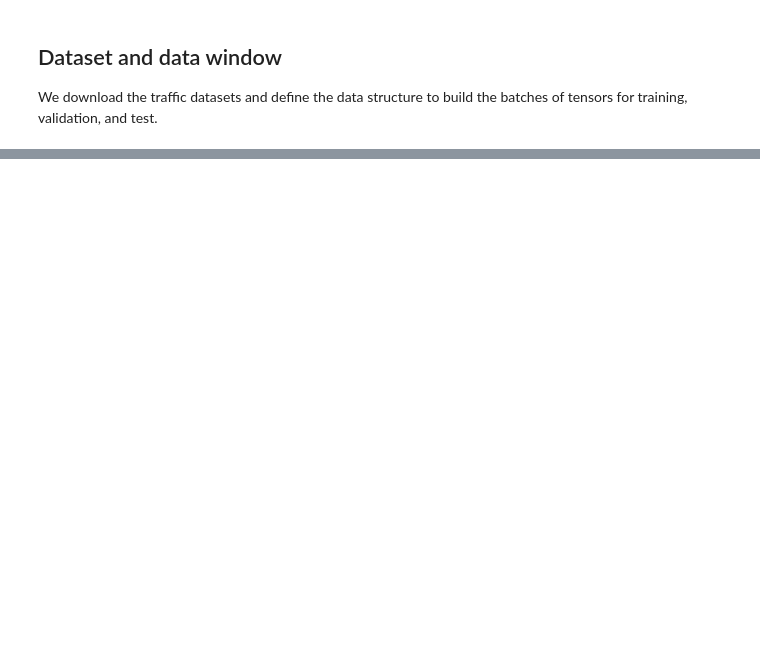
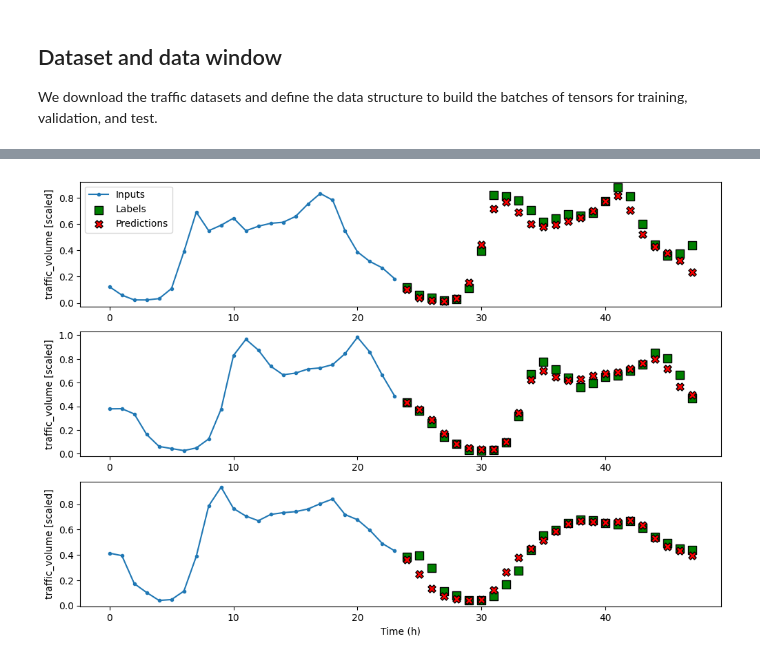
Before and after one commit to luigiselmi/timeseries, a Jupyter notebook: autoregressive_lstm.ipynb, the cells around one changed output, grey strips where cells are left out. Saved outputs shown, nothing was run; the diff lists cells and outputs as text; code cells hidden in the pictures; blank space fills up the shorter version.

Commit message:
Autoregressive LSTM for multi-step forecasts

```diff
--- a/autoregressive_lstm.ipynb
+++ b/autoregressive_lstm.ipynb
@@ -159,0 +172,2 @@ NameError: name 'train_df' is not defined
+# %%
+multi_window = DataWindow(input_width=24, label_width=24, shift=24, label_columns=['traffic_volume'])
@@ -175,0 +195,36 @@ def compile_and_fit(model, window, patience=3, max_epochs=50):
+# %%
+class AutoRegressive(keras.Model):
+    def __init__(self, units, out_steps):
+        super().__init__()
+        self.out_steps = out_steps
+        self.units = units
+        self.lstm_cell = layers.LSTMCell(units)
+        self.lstm_rnn = layers.RNN(self.lstm_cell, return_state=True)
+        self.dense = layers.Dense(train_df.shape[1])
+
+    def warmup(self, inputs):
+        x, *state = self.lstm_rnn(inputs)
+        prediction = self.dense(x)
+
+        return prediction, state
+
+    def call(self, inputs, training=None):
+        predictions = []
+        prediction, state = self.warmup(inputs)
+
+        predictions.append(prediction)
+
+        for n in range(1, self.out_steps):
+            x = prediction
+            x, state = self.lstm_cell(x, states=state, training=training)
+
+            prediction = self.dense(x)
+            predictions.append(prediction)
+
+        predictions = tf.stack(predictions)
+        predictions = tf.transpose(predictions, [1, 0, 2])
+
+        return predictions
+# %%
+AR_LSTM = AutoRegressive(units=32, out_steps=24)
+history = compile_and_fit(AR_LSTM, multi_window)
@@ -175,0 +267,4 @@ def compile_and_fit(model, window, patience=3, max_epochs=50):
+# %%
+multi_window.plot(AR_LSTM)
+# %% [output]
+[figure, added]
```
Also changed, not shown: parts of 15 cells of this notebook.
